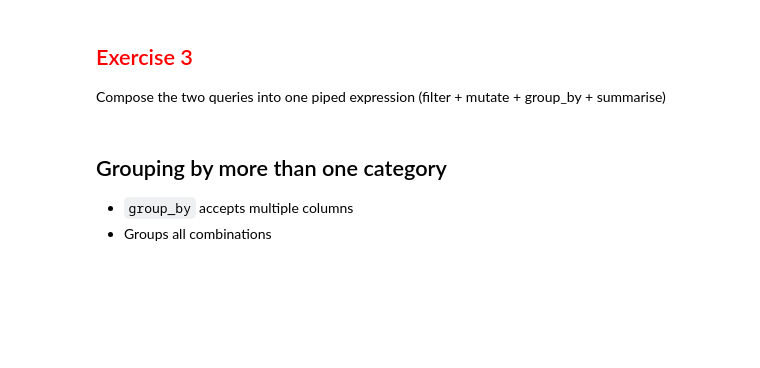
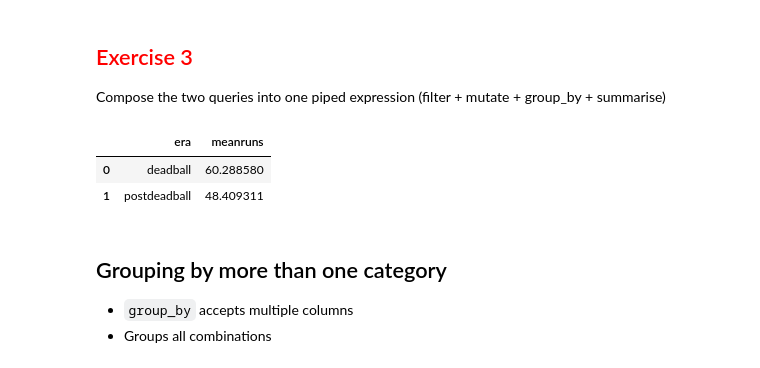
Before and after one commit to josephnagel1/NagelJoseph_module2_intro_to_pandas, a Jupyter notebook: 2_6_aggregation.ipynb, the cells around one changed output. Drawn from its saved outputs; the diff is of its cells as text; code cells hidden in the pictures; blank space fills up the shorter version.

```diff
--- a/2_6_aggregation.ipynb
+++ b/2_6_aggregation.ipynb
@@ -138,3 +133,16 @@ Compose the two queries into one piped expression (filter + mutate + group_by +
+# %%
+(pitching
+        >> filter_by((X.yearID >= 1900) & (X.yearID < 1940))
+        >> mutate(era = ifelse(X.yearID < 1920,
+                               "deadball",
+                               "postdeadball"))
+        >> group_by(X.era)
+        >> summarize(meanruns = mean(X.R))
+       )
+# %% [output]
+|  | era | meanruns |
+| 0 | deadball | 60.288580 |
+| 1 | postdeadball | 48.409311 |
 # %% [markdown]
 ## Grouping by more than one category
 
```
Also changed, not shown: parts of 14 cells of this notebook.
